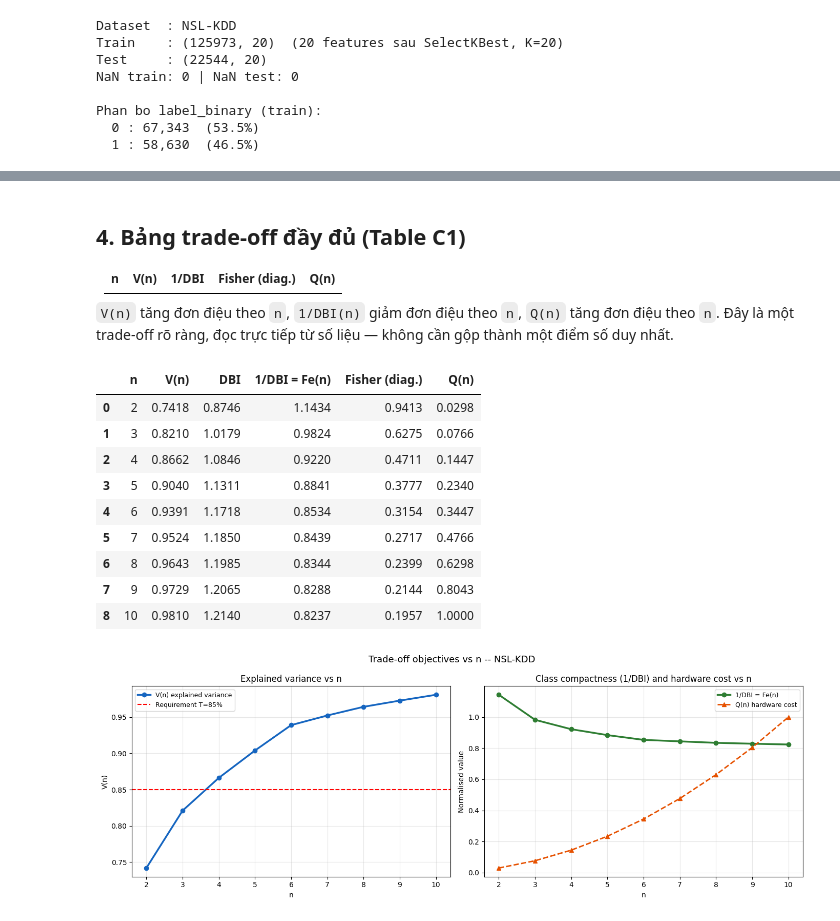
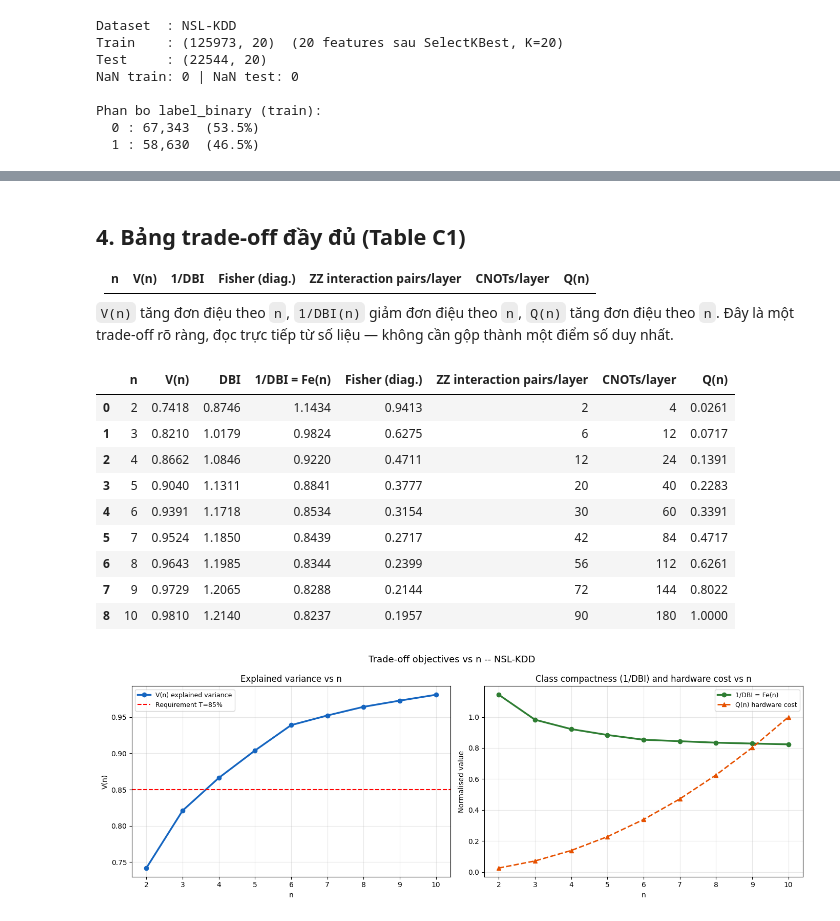
Before and after one commit to anhquan1111/QSVM_NSLKDD, a Jupyter notebook: notebooks/nslkdd/C1_revision.ipynb, the cells around one changed output, grey strips where cells are left out. Drawn from its saved outputs; the diff is of its cells as text; code cells hidden in the pictures.

```diff
--- a/notebooks/nslkdd/C1_revision.ipynb
+++ b/notebooks/nslkdd/C1_revision.ipynb
@@ -281,39 +312,41 @@ for n in ALL_N:
 # %% [markdown]
 ## 4. Bảng trade-off đầy đủ (Table C1)
 
-|   n | V(n) | 1/DBI | Fisher (diag.) | Q(n) |
-|----:|-----:|------:|----------------:|-----:|
+|   n | V(n) | 1/DBI | Fisher (diag.) | ZZ interaction pairs/layer | CNOTs/layer | Q(n) |
+|----:|-----:|------:|----------------:|----------------------------:|------------:|-----:|
 
 `V(n)` tăng đơn điệu theo `n`, `1/DBI(n)` giảm đơn điệu theo `n`, `Q(n)` tăng đơn điệu theo `n`.
 Đây là một trade-off rõ ràng, đọc trực tiếp từ số liệu — không cần gộp thành một điểm số duy nhất.
 # %%
 df_table = pd.DataFrame([{
-    'n'              : r['n'],
-    'V(n)'           : r['V_n'],
-    'DBI'            : r['DBI'],
-    '1/DBI = Fe(n)'  : r['Fe_n'],
-    'Fisher (diag.)' : r['S_n'],
-    'Q(n)'           : r['Q_n'],
+    'n'                       : r['n'],
+    'V(n)'                    : r['V_n'],
+    'DBI'                     : r['DBI'],
+    '1/DBI = Fe(n)'           : r['Fe_n'],
+    'Fisher (diag.)'          : r['S_n'],
+    'ZZ interaction pairs/layer': r['N_zz'],
+    'CNOTs/layer'             : r['N_cnot'],
+    'Q(n)'                    : r['Q_n'],
 } for r in results_all])
 
 display(df_table.style.format({
     'V(n)'          : '{:.4f}',
     'DBI'           : '{:.4f}',
     '1/DBI = Fe(n)' : '{:.4f}',
     'Fisher (diag.)': '{:.4f}',
     'Q(n)'          : '{:.4f}',
 }))
 # %% [output]
-|  | n | V(n) | DBI | 1/DBI = Fe(n) | Fisher (diag.) | Q(n) |
-| 0 | 2 | 0.7418 | 0.8746 | 1.1434 | 0.9413 | 0.0298 |
-| 1 | 3 | 0.8210 | 1.0179 | 0.9824 | 0.6275 | 0.0766 |
-| 2 | 4 | 0.8662 | 1.0846 | 0.9220 | 0.4711 | 0.1447 |
-| 3 | 5 | 0.9040 | 1.1311 | 0.8841 | 0.3777 | 0.2340 |
-| 4 | 6 | 0.9391 | 1.1718 | 0.8534 | 0.3154 | 0.3447 |
-| 5 | 7 | 0.9524 | 1.1850 | 0.8439 | 0.2717 | 0.4766 |
-| 6 | 8 | 0.9643 | 1.1985 | 0.8344 | 0.2399 | 0.6298 |
-| 7 | 9 | 0.9729 | 1.2065 | 0.8288 | 0.2144 | 0.8043 |
-| 8 | 10 | 0.9810 | 1.2140 | 0.8237 | 0.1957 | 1.0000 |
+|  | n | V(n) | DBI | 1/DBI = Fe(n) | Fisher (diag.) | ZZ interaction pairs/layer | CNOTs/layer | Q(n) |
+| 0 | 2 | 0.7418 | 0.8746 | 1.1434 | 0.9413 | 2 | 4 | 0.0261 |
+| 1 | 3 | 0.8210 | 1.0179 | 0.9824 | 0.6275 | 6 | 12 | 0.0717 |
+| 2 | 4 | 0.8662 | 1.0846 | 0.9220 | 0.4711 | 12 | 24 | 0.1391 |
+| 3 | 5 | 0.9040 | 1.1311 | 0.8841 | 0.3777 | 20 | 40 | 0.2283 |
+| 4 | 6 | 0.9391 | 1.1718 | 0.8534 | 0.3154 | 30 | 60 | 0.3391 |
+| 5 | 7 | 0.9524 | 1.1850 | 0.8439 | 0.2717 | 42 | 84 | 0.4717 |
+| 6 | 8 | 0.9643 | 1.1985 | 0.8344 | 0.2399 | 56 | 112 | 0.6261 |
+| 7 | 9 | 0.9729 | 1.2065 | 0.8288 | 0.2144 | 72 | 144 | 0.8022 |
+| 8 | 10 | 0.9810 | 1.2140 | 0.8237 | 0.1957 | 90 | 180 | 1.0000 |
 # %%
 fig, axes = plt.subplots(1, 2, figsize=(14, 5))
 fig.suptitle(f'Trade-off objectives vs n -- {DATA_TYPE}', fontsize=13)
```
Also changed, not shown: parts of 9 cells of this notebook, 32 other files.
